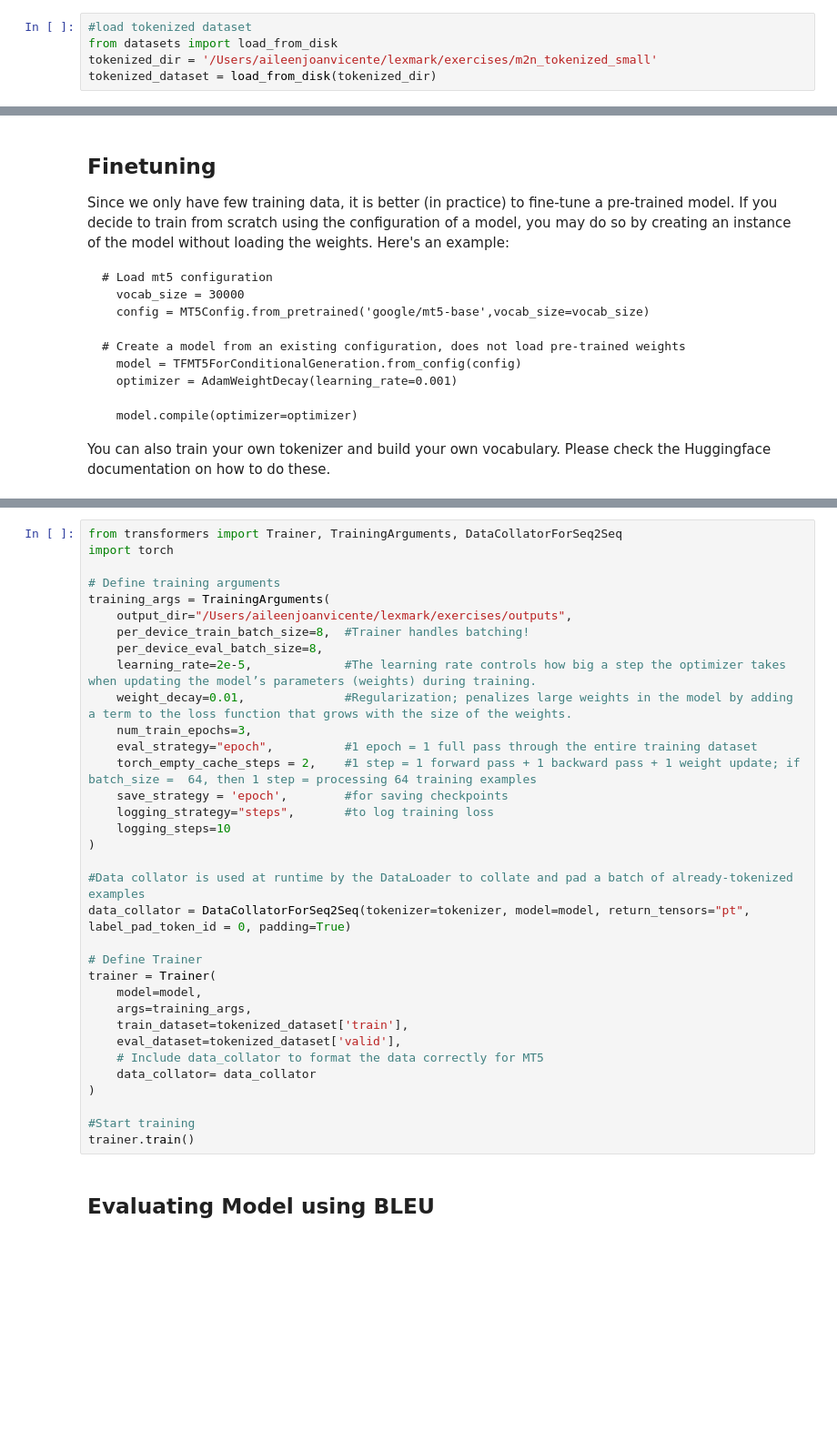
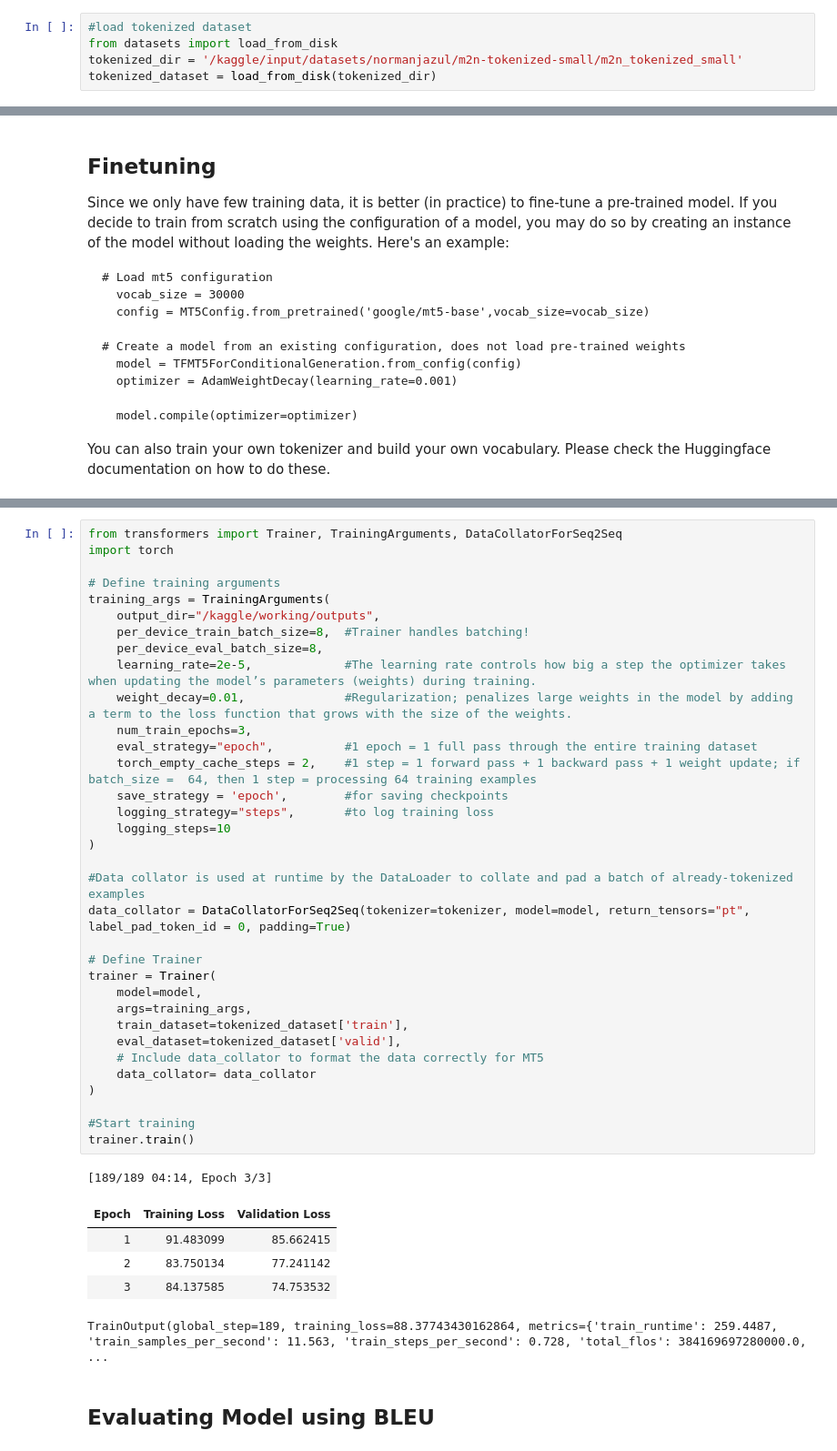
Before and after one commit to najazul/nlp-exercises, a Jupyter notebook: Exercise-4c/[4c-1] transformer_walkthrough.ipynb, the cells around one changed output, grey strips where cells are left out. Shown at 91% size. Drawn from its saved outputs; the diff is of its cells as text; blank space fills up the shorter version.

Commit message:
Kaggle Notebook | [4c-1] transformer_walkthrough.ipynb | Version 4

```diff
--- a/Exercise-4c/[4c-1] transformer_walkthrough.ipynb
+++ b/Exercise-4c/[4c-1] transformer_walkthrough.ipynb
@@ -129,7 +219,7 @@ tokenized_dataset
 # %%
 #load tokenized dataset
 from datasets import load_from_disk
-tokenized_dir = '/Users/aileenjoanvicente/lexmark/exercises/m2n_tokenized_small'
+tokenized_dir = '/kaggle/input/datasets/normanjazul/m2n-tokenized-small/m2n_tokenized_small'
 tokenized_dataset = load_from_disk(tokenized_dir)
 # %%
 '''
@@ -171,34 +306,41 @@ import torch
 
 # Define training arguments
 training_args = TrainingArguments(
-    output_dir="/Users/aileenjoanvicente/lexmark/exercises/outputs",
+    output_dir="/kaggle/working/outputs",
     per_device_train_batch_size=8,  #Trainer handles batching!
     per_device_eval_batch_size=8,
     learning_rate=2e-5,             #The learning rate controls how big a step the optimizer takes when updating the model’s parameters (weights) during training.
     weight_decay=0.01,              #Regularization; penalizes large weights in the model by adding a term to the loss function that grows with the size of the weights.
     num_train_epochs=3,
     eval_strategy="epoch",          #1 epoch = 1 full pass through the entire training dataset
     torch_empty_cache_steps = 2,    #1 step = 1 forward pass + 1 backward pass + 1 weight update; if batch_size =  64, then 1 step = processing 64 training examples
     save_strategy = 'epoch',        #for saving checkpoints
     logging_strategy="steps",       #to log training loss
     logging_steps=10
 )
 
 #Data collator is used at runtime by the DataLoader to collate and pad a batch of already-tokenized examples
 data_collator = DataCollatorForSeq2Seq(tokenizer=tokenizer, model=model, return_tensors="pt", label_pad_token_id = 0, padding=True)
 
 # Define Trainer
 trainer = Trainer(
     model=model,
     args=training_args,
     train_dataset=tokenized_dataset['train'],
     eval_dataset=tokenized_dataset['valid'],
     # Include data_collator to format the data correctly for MT5
     data_collator= data_collator
 )
 
 #Start training
 trainer.train()
+# %% [output]
+[189/189 04:14, Epoch 3/3]
+| Epoch | Training Loss | Validation Loss |
+| 1 | 91.483099 | 85.662415 |
+| 2 | 83.750134 | 77.241142 |
+| 3 | 84.137585 | 74.753532 |
+TrainOutput(global_step=189, training_loss=88.37743430162864, metrics={'train_runtime': 259.4487, 'train_samples_per_second': 11.563, 'train_steps_per_second': 0.728, 'total_flos': 384169697280000.0,  ...
 # %% [markdown]
 ## Evaluating Model using BLEU
 # %%
```
Also changed, not shown: parts of 25 cells of this notebook.
